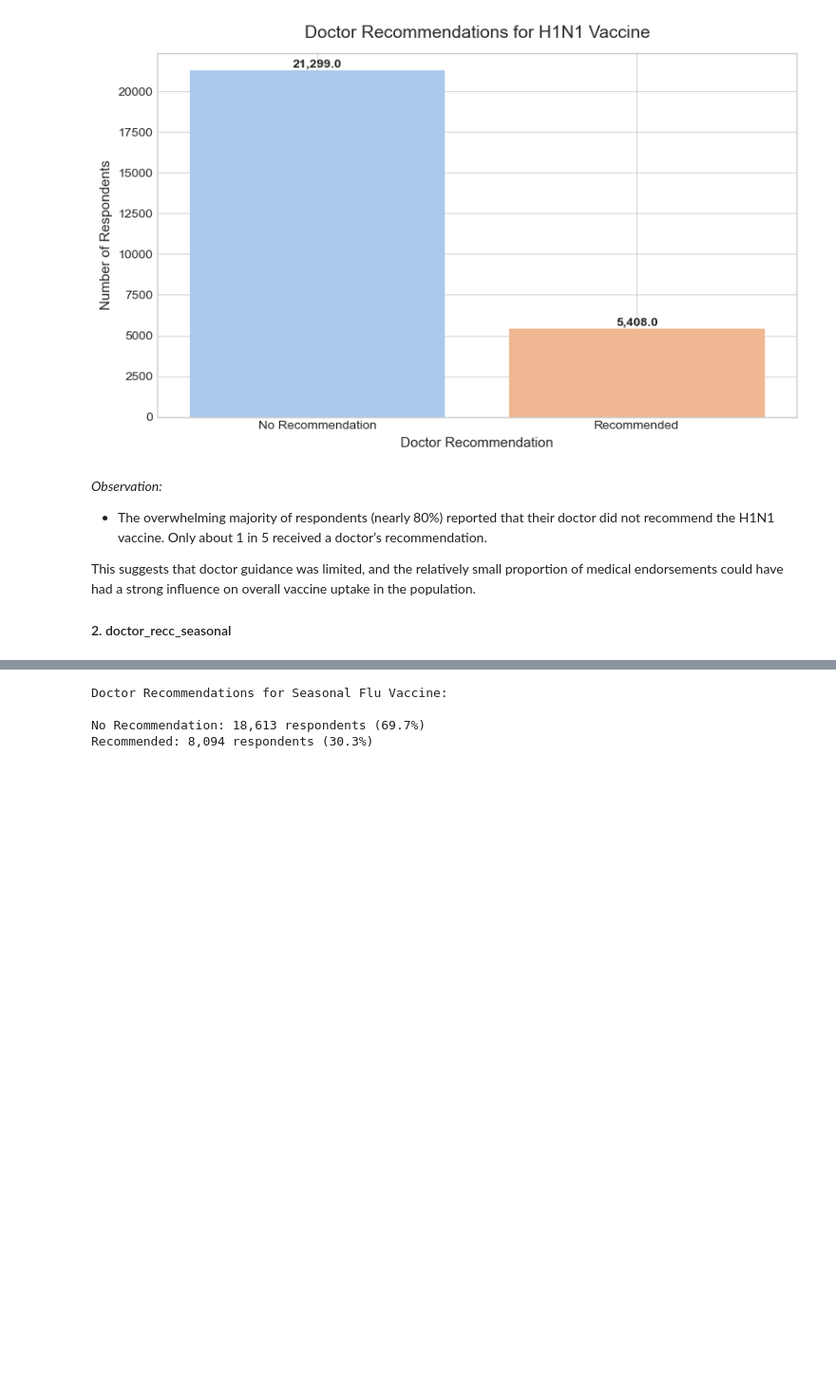
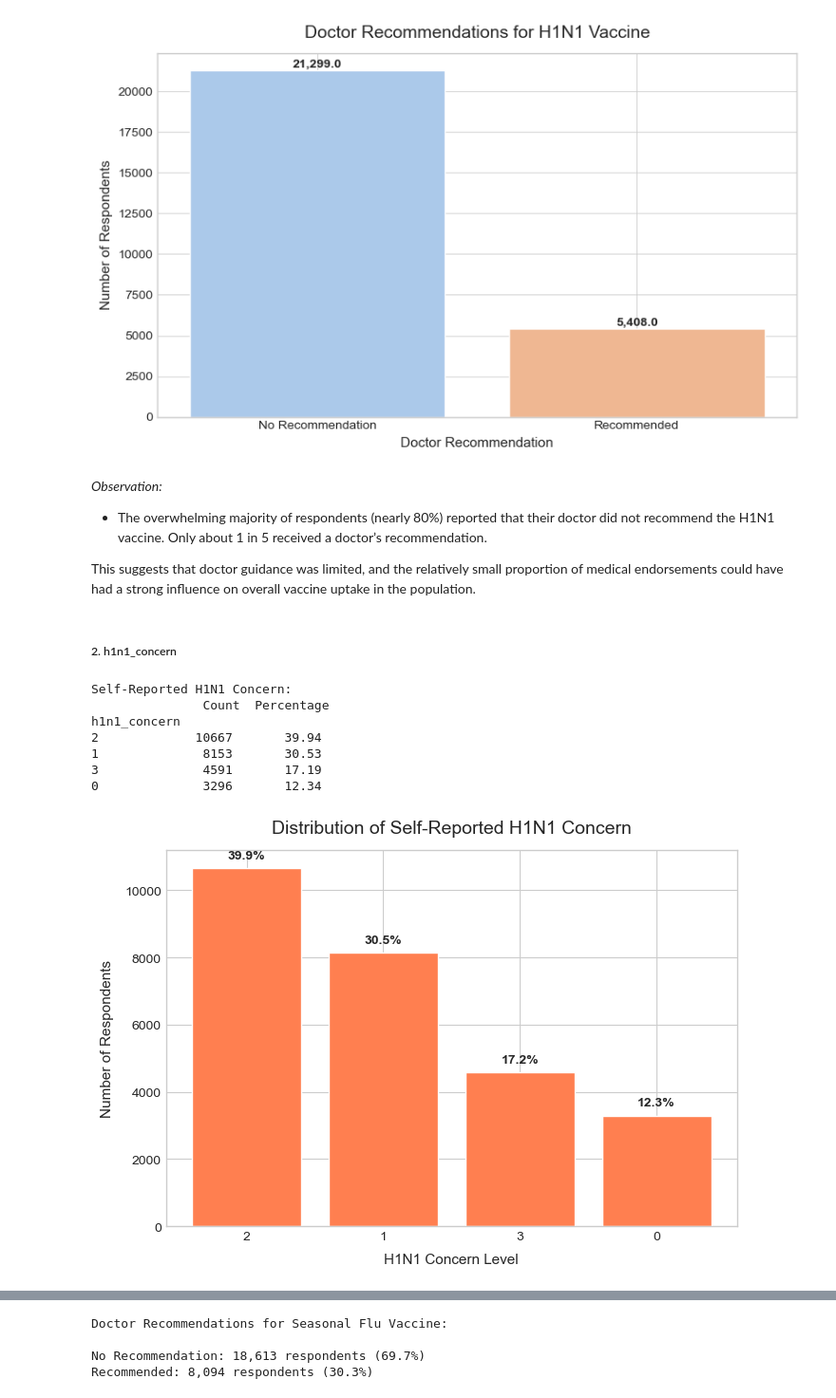
Before and after one commit to Vain-Guy/Predicting-H1N1-and-Seasonal-Flu-Vaccines, a Jupyter notebook: index.ipynb, the cells around one changed output, grey strips where cells are left out. Shown at 95% size. Drawn from its saved outputs; the diff is of its cells as text; code cells hidden in the pictures; blank space fills up the shorter version.

```diff
--- a/index.ipynb
+++ b/index.ipynb
@@ -905,6 +909,57 @@ Recommended: 5,408 respondents (20.2%)
 - The overwhelming majority of respondents (nearly 80%) reported that their doctor did not recommend the H1N1 vaccine. Only about 1 in 5 received a doctor’s recommendation.
 
 This suggests that doctor guidance was limited, and the relatively small proportion of medical endorsements could have had a strong influence on overall vaccine uptake in the population.
-
-
-#### 2. doctor_recc_seasonal
+# %% [markdown]
+##### 2. h1n1_concern
+# %%
+# Work on a copy
+df_h1n1_concern = train_data.copy()
+
+# Make variable datatype to int
+df_h1n1_concern['h1n1_concern'] = df_h1n1_concern['h1n1_concern'].astype(int)
+
+# Get value counts and percentages
+counts = df_h1n1_concern['h1n1_concern'].value_counts()
+percentages = df_h1n1_concern['h1n1_concern'].value_counts(normalize=True) * 100
+
+# Combine into a single DataFrame
+summary = pd.DataFrame({
+    "Count": counts,
+    "Percentage": percentages.round(2)
+})
+
+print("Self-Reported H1N1 Concern:\n", summary)
+
+
+# Visualize distribution
+fig, ax = plt.subplots(figsize=(7, 5))
+bars = ax.bar(
+    counts.index.astype(str),
+    counts.values,
+    color="coral",
+    edgecolor="white"
+)
+
+# Add labels
+ax.set_title("Distribution of Self-Reported H1N1 Concern", fontsize=14, pad=13)
+ax.set_xlabel("H1N1 Concern Level", fontsize=11, labelpad=8)
+ax.set_ylabel("Number of Respondents", fontsize=11, labelpad=8)
+
+# Add value labels on top of bars
+for bar, pct in zip(bars, percentages.values):
+    height = bar.get_height()
+    ax.text(bar.get_x() + bar.get_width()/2, height + 200, f"{pct:.1f}%",
+            ha="center", va="bottom", fontsize=10, fontweight="semibold")
+
+# Tighten it all up
+plt.tight_layout()
+plt.show()
+# %% [output]
+Self-Reported H1N1 Concern:
+               Count  Percentage
+h1n1_concern
+2             10667       39.94
+1              8153       30.53
+3              4591       17.19
+0              3296       12.34
+[figure, added]
```
Also changed, not shown: parts of 18 cells of this notebook.
